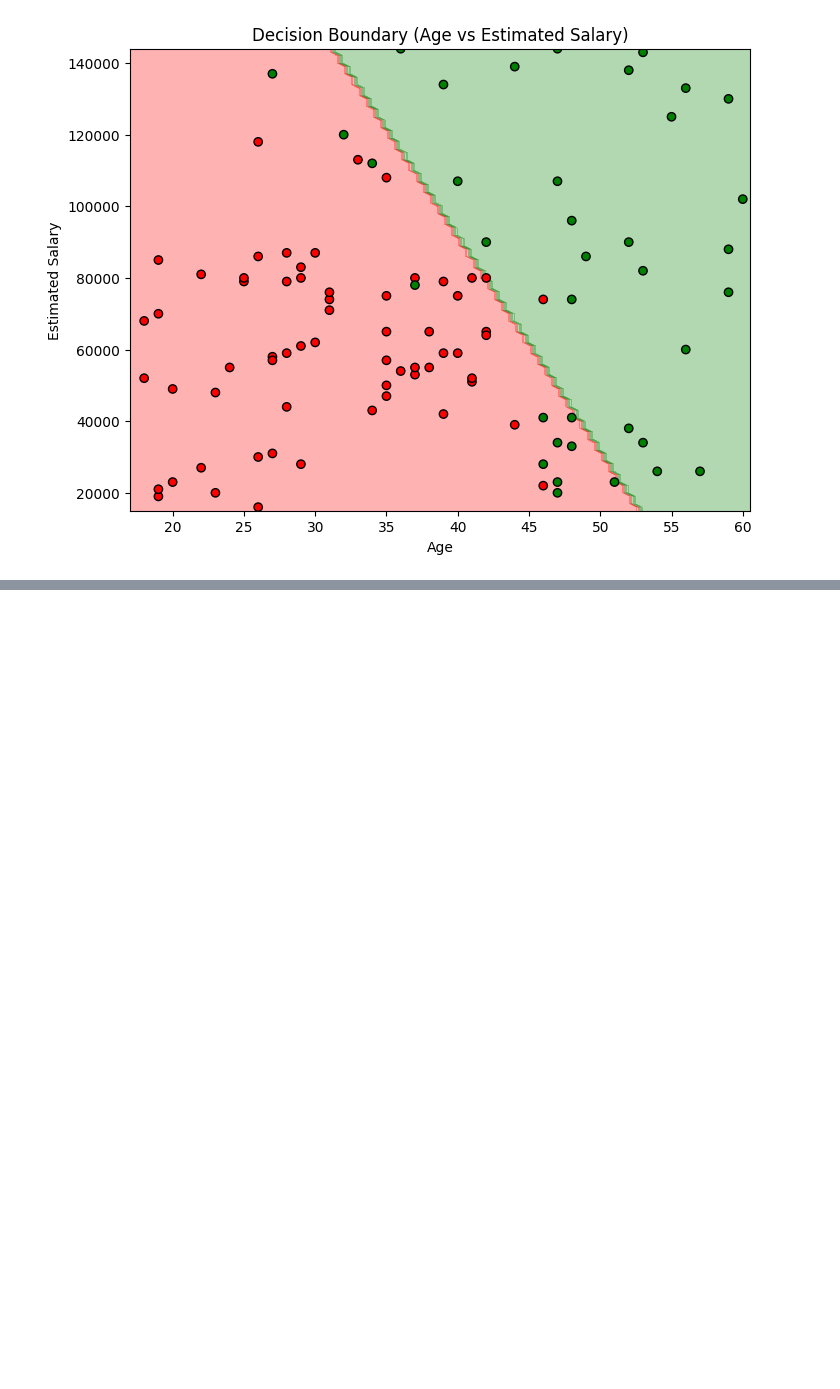
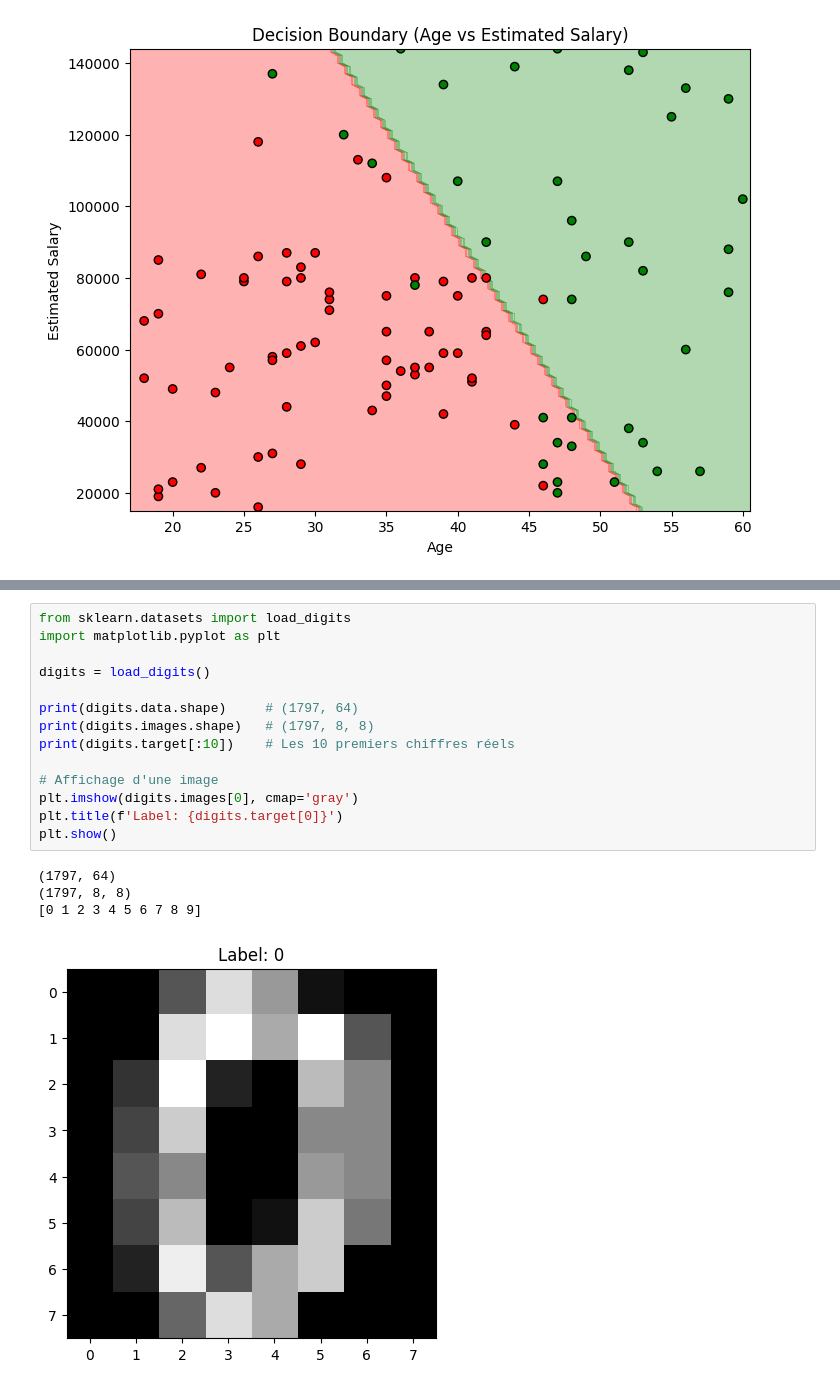
Before and after one commit to mery-bigdata/mery-bigdata, a Jupyter notebook: big_data.ipynb, the cells around one changed output, grey strips where cells are left out. Cells and saved outputs as stored; diff of their text form; blank space fills up the shorter version.

```diff
--- a/big_data.ipynb
+++ b/big_data.ipynb
@@ -126,0 +145,19 @@ plt.show()
+# %%
+from sklearn.datasets import load_digits
+import matplotlib.pyplot as plt
+
+digits = load_digits()
+
+print(digits.data.shape)     # (1797, 64)
+print(digits.images.shape)   # (1797, 8, 8)
+print(digits.target[:10])    # Les 10 premiers chiffres réels
+
+# Affichage d'une image
+plt.imshow(digits.images[0], cmap='gray')
+plt.title(f'Label: {digits.target[0]}')
+plt.show()
+# %% [output]
+(1797, 64)
+(1797, 8, 8)
+[0 1 2 3 4 5 6 7 8 9]
+[figure, added]
```
Also changed, not shown: parts of 8 cells of this notebook.
